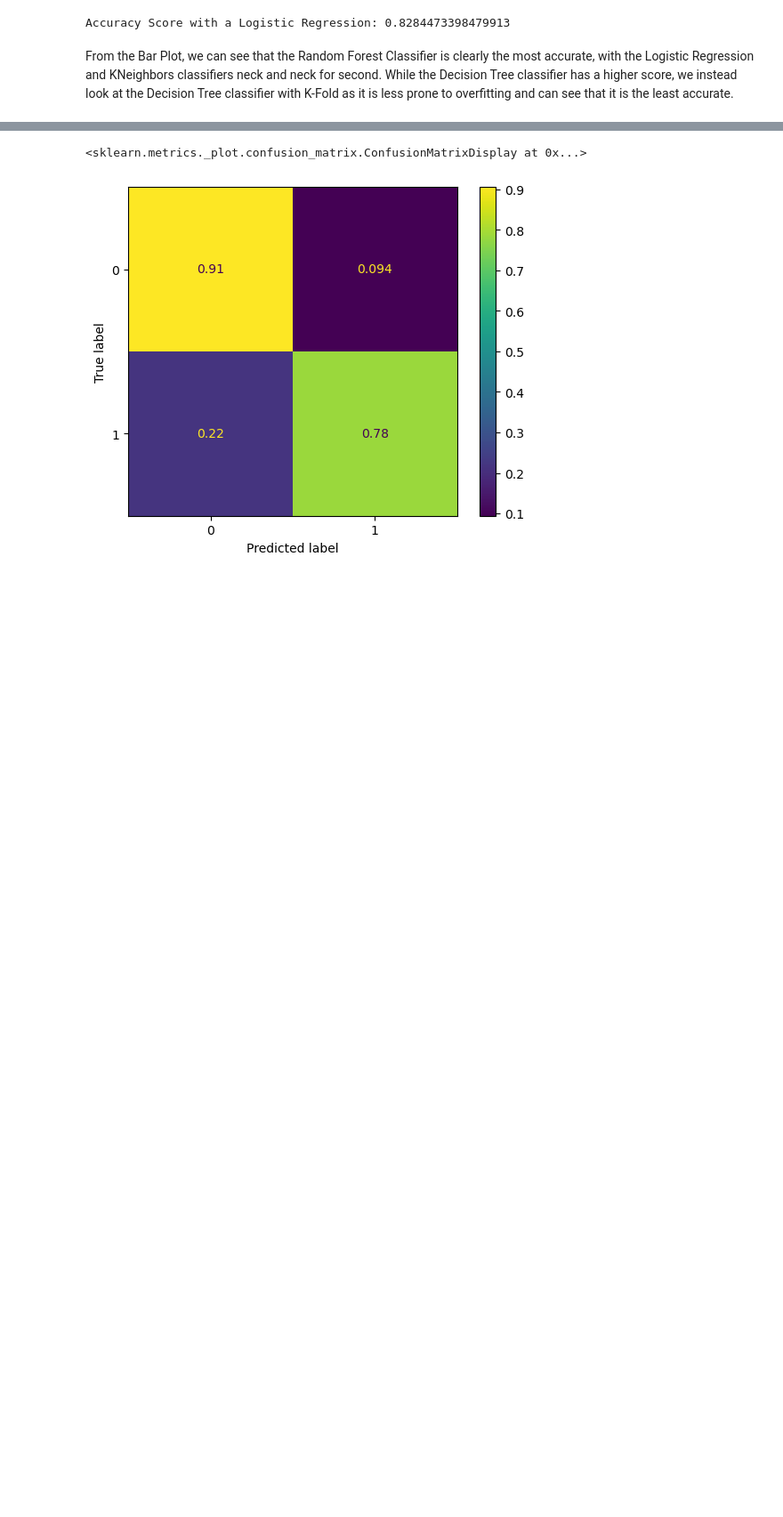
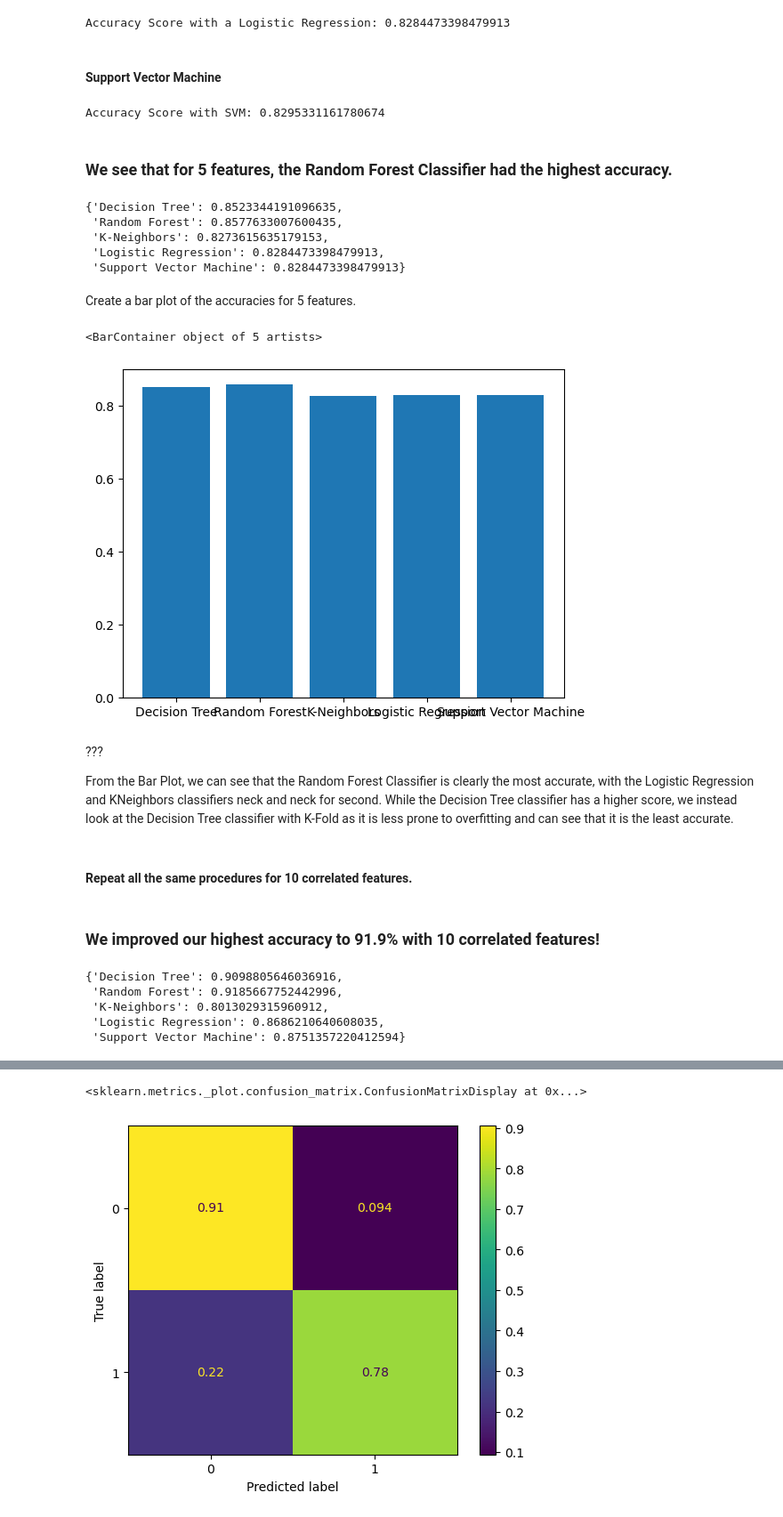
Before and after one commit to leonjiao5/SpambaseML, a Jupyter notebook: projectCode.ipynb, the cells around one changed output, grey strips where cells are left out. Shown at 89% size. Cells and saved outputs as stored; diff of their text form; code cells hidden in the pictures; blank space fills up the shorter version.

```diff
--- a/projectCode.ipynb
+++ b/projectCode.ipynb
@@ -192,6 +222,6 @@ rmodel = RandomForestClassifier()
 rmodel.fit(x_train, y_train)
 rpredictions = rmodel.predict(x_test)
 
-accuracies.append(accuracy_score(rpredictions, y_test))
+accuracies5["Random Forest"] = accuracy_score(rpredictions, y_test)
 print("Accuracy Score with a Random Forest Classifier:", accuracy_score(rpredictions, y_test))
 # %% [output]
@@ -198,0 +233,18 @@ Accuracy Score with a Random Forest Classifier: 0.8545059717698155
+# %%
+from sklearn.neighbors import KNeighborsClassifier
+
+best_k = 1
+best_accuracy = -1
+
+for x in range(1, 50):
+    kmodel = KNeighborsClassifier(n_neighbors = x)
+    kmodel.fit(x_train, y_train)
+    prediction = kmodel.predict(x_test)
+    score = accuracy_score(prediction, y_test)
+
+    if(score > best_accuracy):
+        best_k = x
+        best_accuracy = score
+
+accuracies5["K-Neighbors"] = best_accuracy
+print("Accuracy Score with a K-Nearest Neighbors Classifier with {k} neighbors: {acc}".format(k=best_k, acc=best_accuracy))
@@ -203,11 +259,43 @@ lmodel = LogisticRegression()
 lmodel.fit(x_train, y_train)
 lpredictions = lmodel.predict(x_test)
 
-accuracies.append(accuracy_score(lpredictions, y_test))
+accuracies5["Logistic Regression"] = accuracy_score(lpredictions, y_test)
 print("Accuracy Score with a Logistic Regression:", accuracy_score(lpredictions, y_test))
 # %% [output]
 Accuracy Score with a Logistic Regression: 0.8284473398479913
+# %% [markdown]
+#### Support Vector Machine
+# %%
+from sklearn.svm import SVC
+
+model = SVC(kernel="rbf")
+model.fit(x_train, y_train)
+predictions = model.predict(x_test)
+
+accuracies5["Support Vector Machine"] = accuracy_score(predictions, y_test)
+print("Accuracy Score with SVM:", accuracy_score(predictions, y_test))
+# %% [output]
+Accuracy Score with SVM: 0.8295331161780674
+# %% [markdown]
+### We see that for 5 features, the Random Forest Classifier had the highest accuracy.
+# %%
+accuracies5
+# %% [output]
+{'Decision Tree': 0.8523344191096635,
+ 'Random Forest': 0.8577633007600435,
+ 'K-Neighbors': 0.8273615635179153,
+ 'Logistic Regression': 0.8284473398479913,
+ 'Support Vector Machine': 0.8284473398479913}
+# %% [markdown]
+Create a bar plot of the accuracies for 5 features.
 # %%
-#Create a Bar Plot with all the accuracies
+plt.bar(accuracies5.keys(), accuracies5.values())
+# %% [output]
+<BarContainer object of 5 artists>
+[figure, added]
 # %% [markdown]
+???
+
 From the Bar Plot, we can see that the Random Forest Classifier is clearly the most accurate, with the Logistic Regression and KNeighbors classifiers neck and neck for second. While the Decision Tree classifier has a higher score, we instead look at the Decision Tree classifier with K-Fold as it is less prone to overfitting and can see that it is the least accurate.
+# %% [markdown]
+#### Repeat all the same procedures for 10 correlated features.
@@ -213,0 +353,10 @@ From the Bar Plot, we can see that the Random Forest Classifier is clearly the m
+# %% [markdown]
+### We improved our highest accuracy to 91.9% with 10 correlated features!
+# %%
+accuracies10
+# %% [output]
+{'Decision Tree': 0.9098805646036916,
+ 'Random Forest': 0.9185667752442996,
+ 'K-Neighbors': 0.8013029315960912,
+ 'Logistic Regression': 0.8686210640608035,
+ 'Support Vector Machine': 0.8751357220412594}
```
Also changed, not shown: parts of 28 cells of this notebook.
